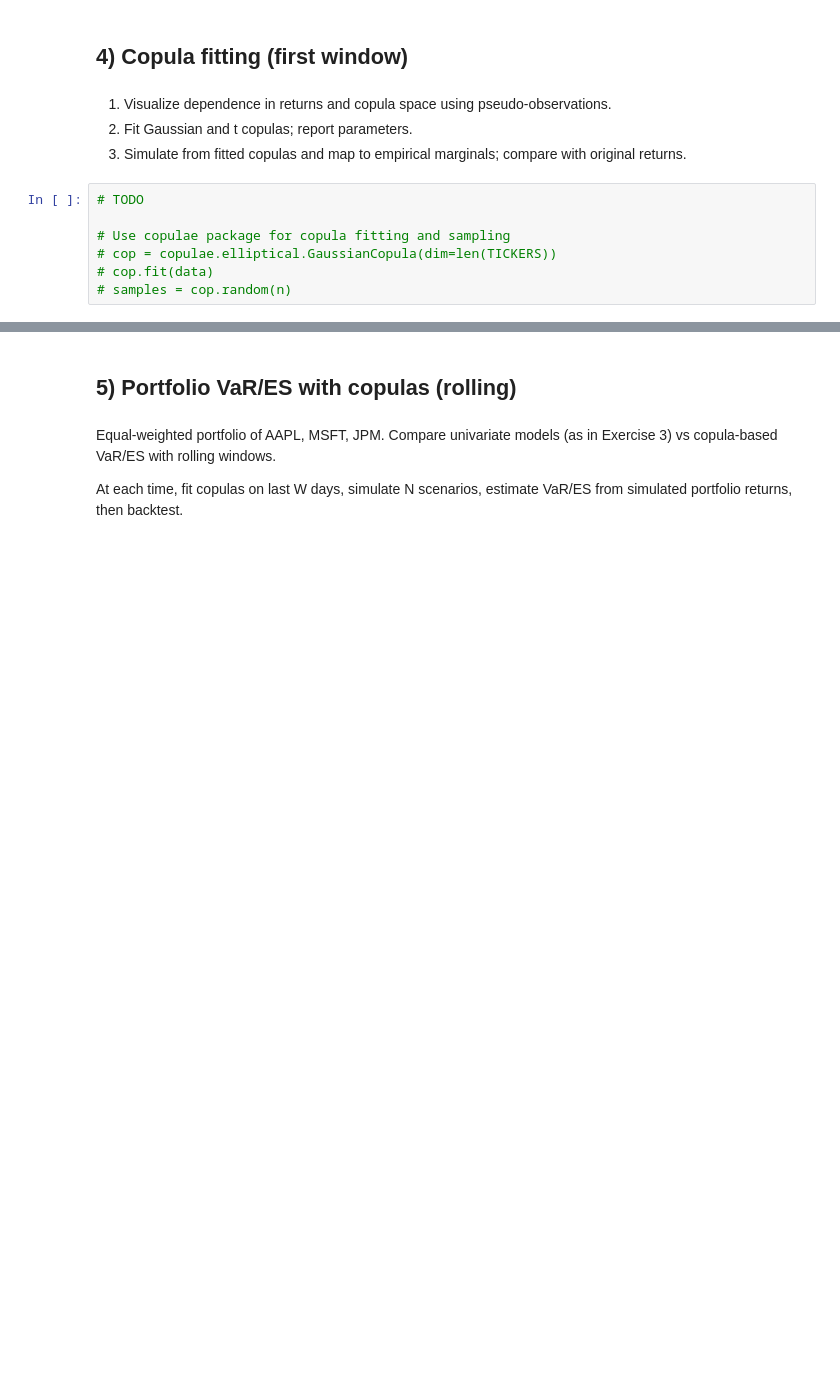
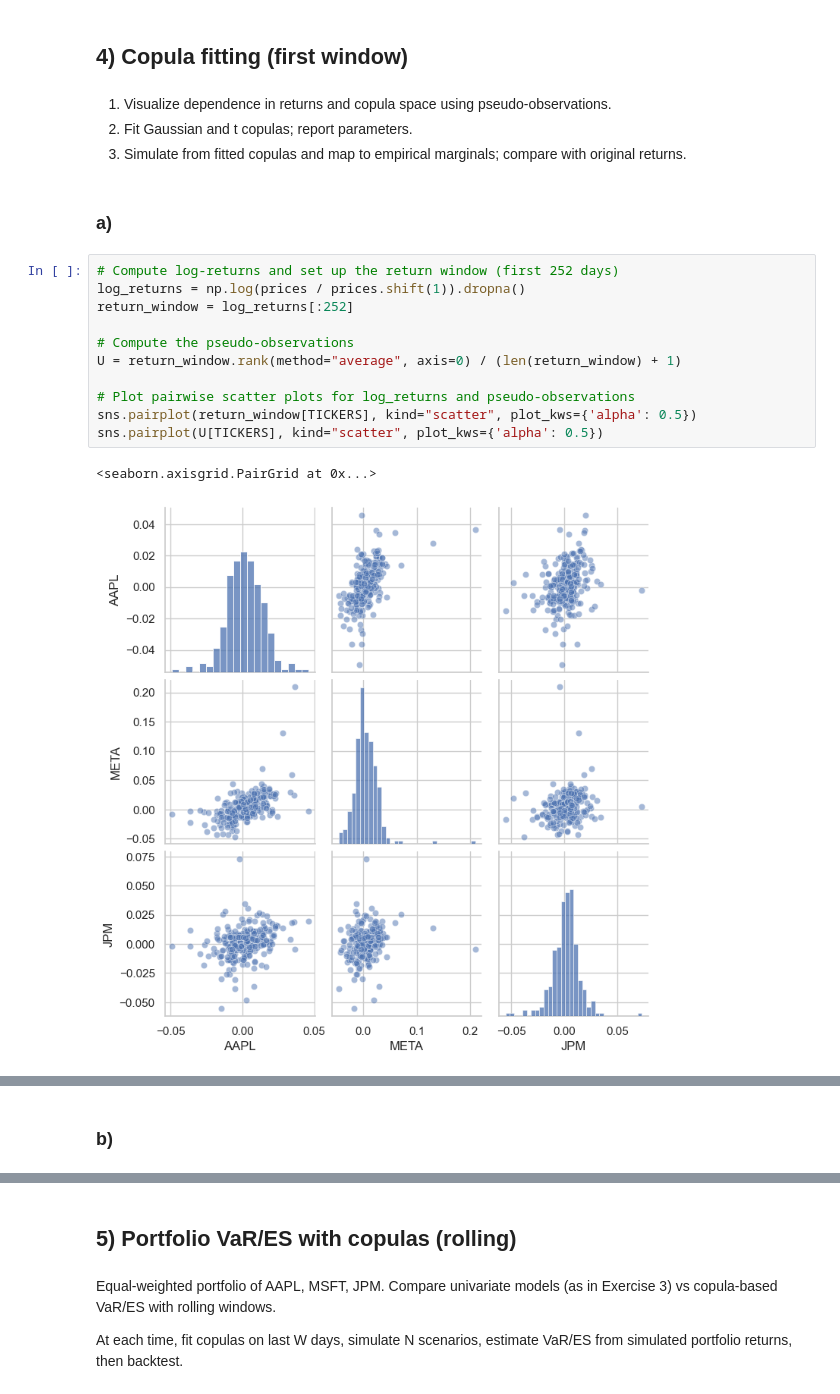
Before and after one commit to Tellefskofteland/QRM_project1, a Jupyter notebook: Project1_template_v2.ipynb, the cells around one changed output, grey strips where cells are left out. Saved outputs shown, nothing was run; the diff lists cells and outputs as text; blank space fills up the shorter version.

```diff
--- a/Project1_template_v2.ipynb
+++ b/Project1_template_v2.ipynb
@@ -1287,10 +1288,19 @@ pivot_passfail
 1. Visualize dependence in returns and copula space using pseudo-observations.
 2. Fit Gaussian and t copulas; report parameters.
 3. Simulate from fitted copulas and map to empirical marginals; compare with original returns.
-# %%
-# TODO
-
-# Use copulae package for copula fitting and sampling
-# cop = copulae.elliptical.GaussianCopula(dim=len(TICKERS))
-# cop.fit(data)
-# samples = cop.random(n)
+# %% [markdown]
+### a)
+# %%
+# Compute log-returns and set up the return window (first 252 days)
+log_returns = np.log(prices / prices.shift(1)).dropna()
+return_window = log_returns[:252]
+
+# Compute the pseudo-observations
+U = return_window.rank(method="average", axis=0) / (len(return_window) + 1)
+
+# Plot pairwise scatter plots for log_returns and pseudo-observations
+sns.pairplot(return_window[TICKERS], kind="scatter", plot_kws={'alpha': 0.5})
+sns.pairplot(U[TICKERS], kind="scatter", plot_kws={'alpha': 0.5})
+# %% [output]
+<seaborn.axisgrid.PairGrid at 0x...>
+[figure, added]
@@ -1296,0 +1308,2 @@ pivot_passfail
+# %% [markdown]
+### b)
```
Also changed, not shown: parts of 5 cells of this notebook, 3 other files.
